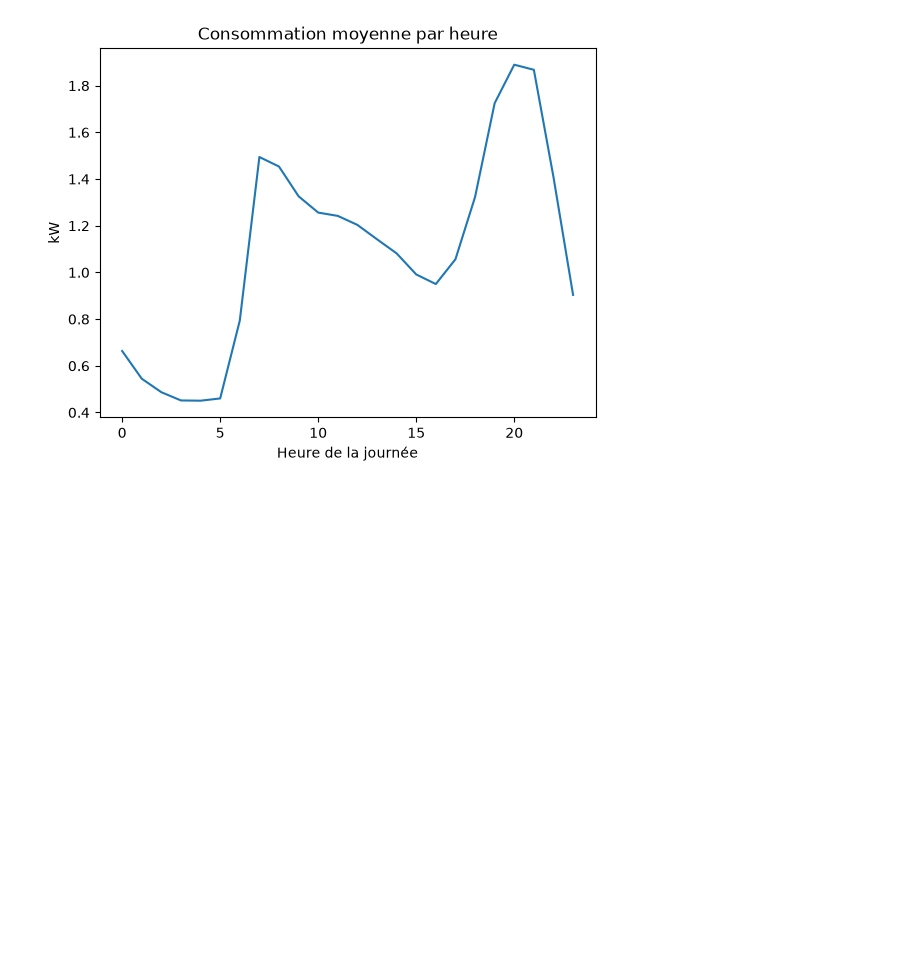
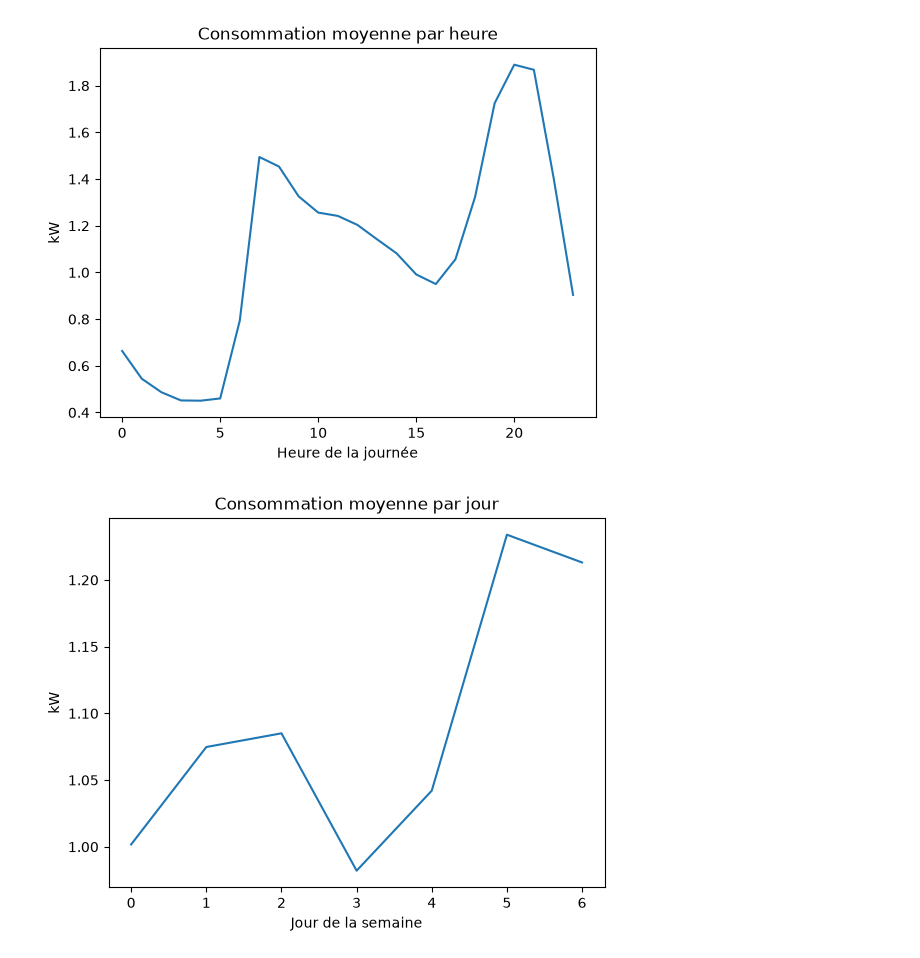
Before and after one commit to SylnavyVcode/gestion_intelligente_de_l_energie, a Jupyter notebook: notebooks/01_exploration.ipynb, the cells around one changed output. Drawn from its saved outputs; the diff is of its cells as text; code cells hidden in the pictures; blank space fills up the shorter version.

```diff
--- a/notebooks/01_exploration.ipynb
+++ b/notebooks/01_exploration.ipynb
@@ -259,3 +259,10 @@ plt.ylabel("kW")
 plt.show()
 # %% [output]
 [figure]
+# %%
+profil_hebdo.plot(kind="line", title="Consommation moyenne par jour")
+plt.xlabel("Jour de la semaine")
+plt.ylabel("kW")
+plt.show()
+# %% [output]
+[figure, added]
```
Also changed, not shown: parts of 3 cells of this notebook, 1 other file.
